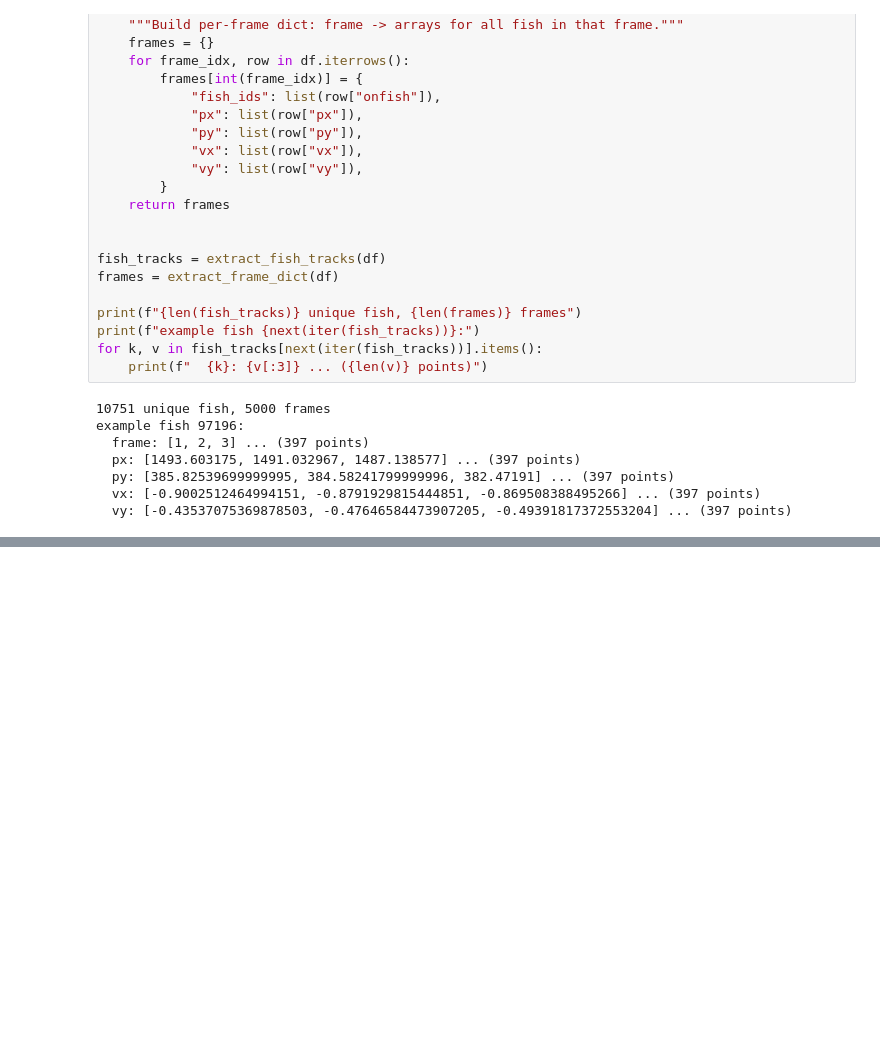
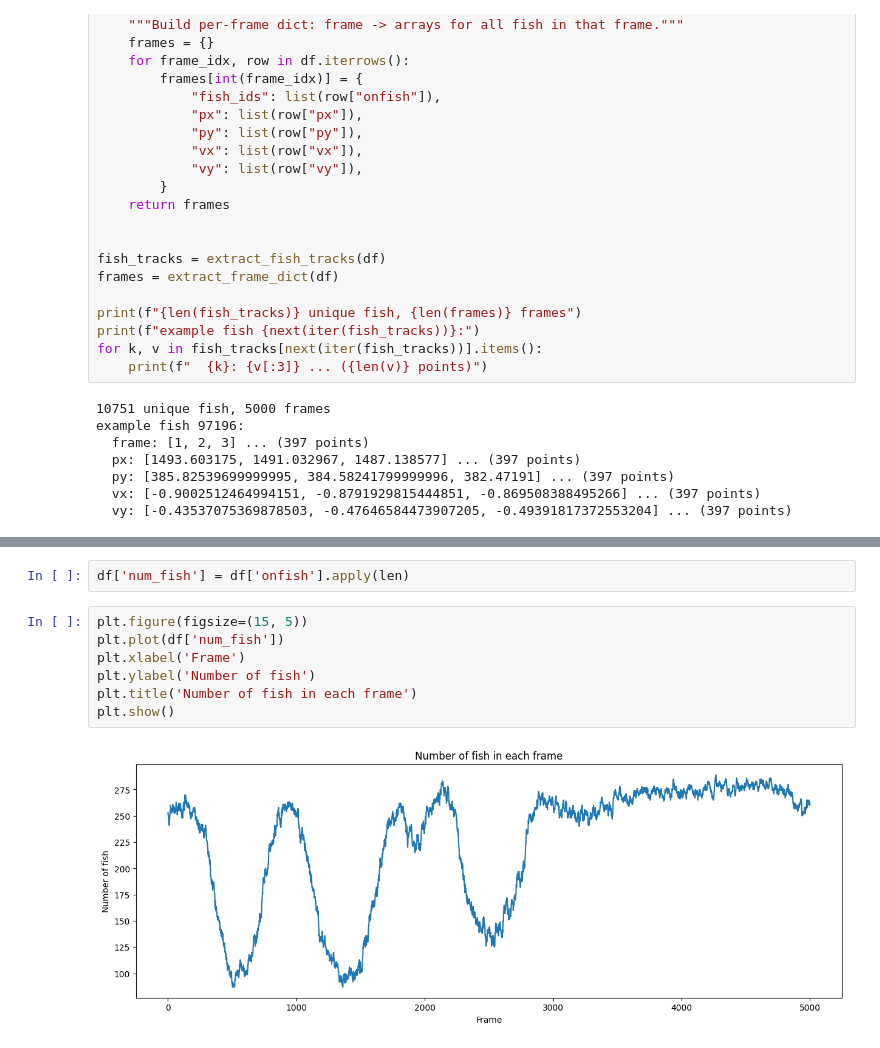
Before and after one commit to josefberman/SpectralSchooling, a Jupyter notebook: dataset-check.ipynb, the cells around one changed output, grey strips where cells are left out. Drawn from its saved outputs; the diff is of its cells as text; blank space fills up the shorter version.

```diff
--- a/dataset-check.ipynb
+++ b/dataset-check.ipynb
@@ -76,0 +149,11 @@ example fish 97196:
+# %%
+df['num_fish'] = df['onfish'].apply(len)
+# %%
+plt.figure(figsize=(15, 5))
+plt.plot(df['num_fish'])
+plt.xlabel('Frame')
+plt.ylabel('Number of fish')
+plt.title('Number of fish in each frame')
+plt.show()
+# %% [output]
+[figure, added]
```
Also changed, not shown: parts of 5 cells of this notebook, 4 other files.
